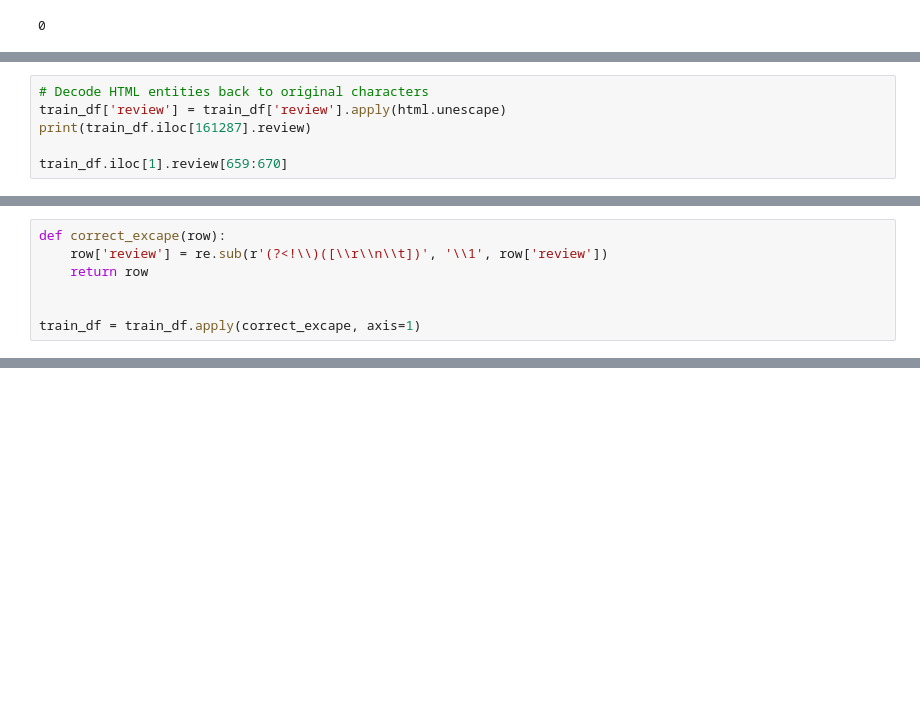
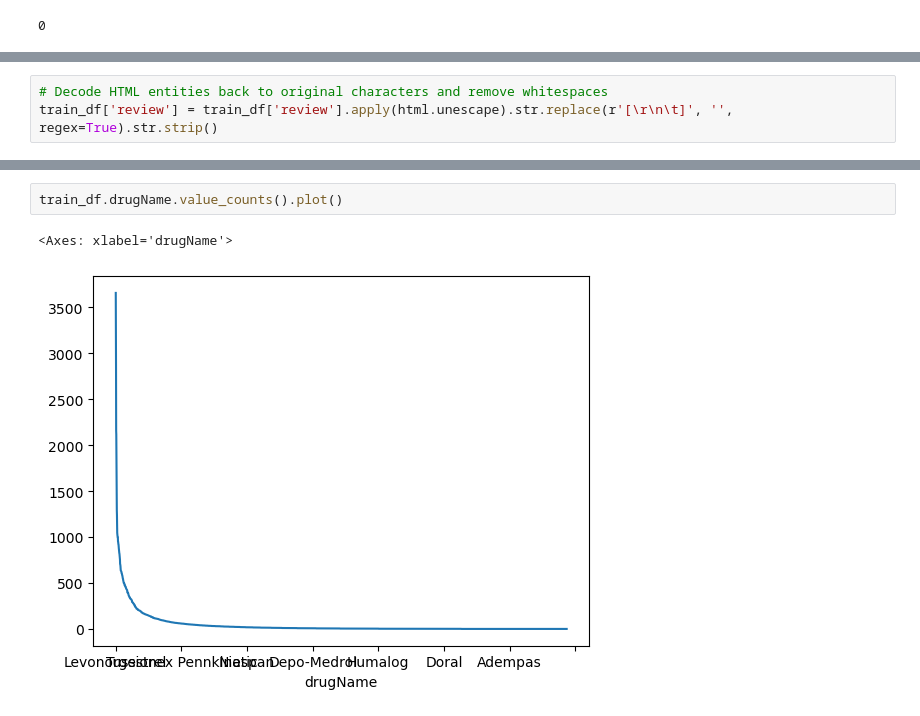
Before and after one commit to sean7x/medicinal-narratives, a Jupyter notebook: data_prep_eda.ipynb, the cells around one changed output, grey strips where cells are left out. Cells and saved outputs as stored; diff of their text form; blank space fills up the shorter version.

```diff
--- a/data_prep_eda.ipynb
+++ b/data_prep_eda.ipynb
@@ -58,6 +27,3 @@ train_df.loc[train_df.review.str.contains('&#039;')]
 # %%
-# Decode HTML entities back to original characters
-train_df['review'] = train_df['review'].apply(html.unescape)
-print(train_df.iloc[161287].review)
-
-train_df.iloc[1].review[659:670]
+# Decode HTML entities back to original characters and remove whitespaces
+train_df['review'] = train_df['review'].apply(html.unescape).str.replace(r'[\r\n\t]', '', regex=True).str.strip()
@@ -67,7 +29,0 @@ train_df.iloc[1].review[659:670]
-# %%
-def correct_excape(row):
-    row['review'] = re.sub(r'(?<!\\)([\\r\\n\\t])', '\\1', row['review'])
-    return row
-
-
-train_df = train_df.apply(correct_excape, axis=1)
@@ -80,0 +87,5 @@ train_df.iloc[1].review[659:670]
+# %%
+train_df.drugName.value_counts().plot()
+# %% [output]
+<Axes: xlabel='drugName'>
+[figure, added]
```
Also changed, not shown: parts of 11 cells of this notebook.
